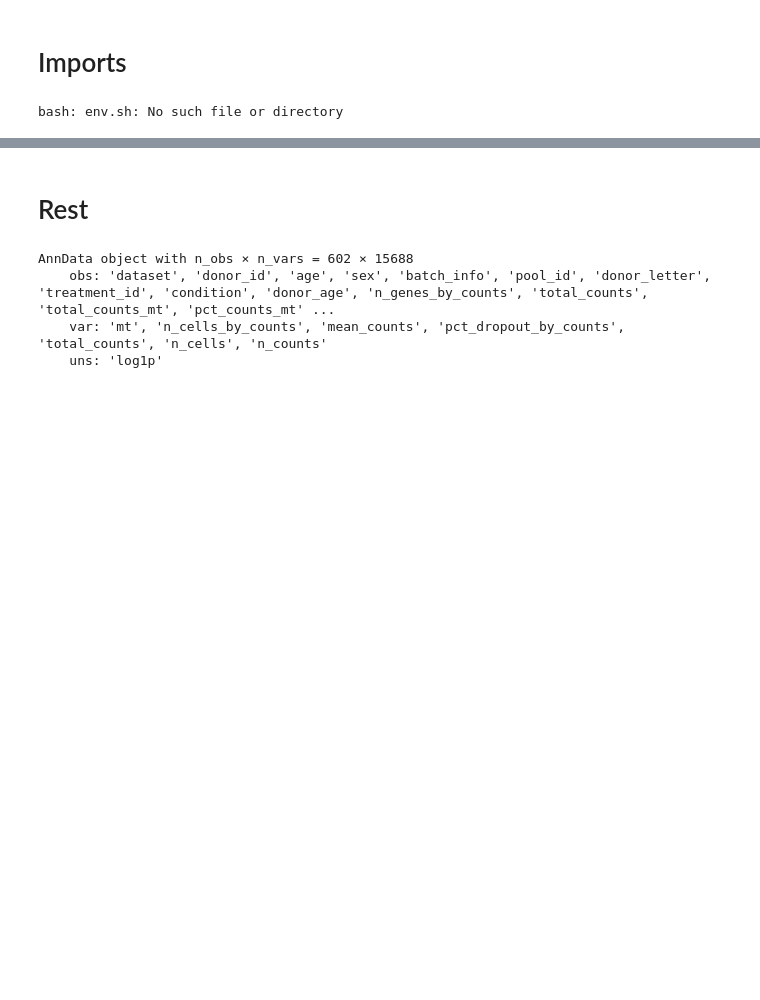
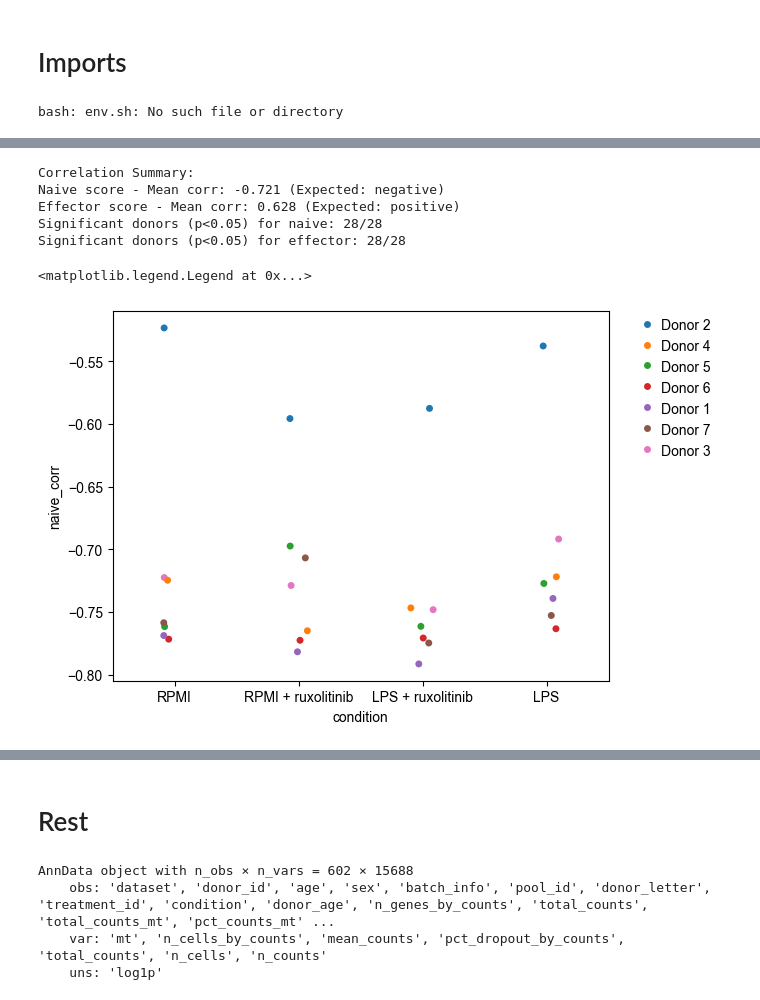
Before and after one commit to janursa/HIRA, a Jupyter notebook: notebooks/trajectory_analysis.ipynb, the cells around one changed output, grey strips where cells are left out. Cells and saved outputs as stored; diff of their text form; code cells hidden in the pictures; blank space fills up the shorter version.

Commit message:
traj analysis onging

```diff
--- a/notebooks/trajectory_analysis.ipynb
+++ b/notebooks/trajectory_analysis.ipynb
@@ -95,0 +56,9 @@ Age range: 25.0 - 64.0
+# %%
+from hiara.src.trajectory_analysis.helper import (load_sc_data, compute_dpt, dpt_marker_correlation, annotate)
+dataset = 'CXCL9'
+cell_type = 'CD8T'
+
+if True:
+    adata = load_sc_data(dataset, cell_type, test_mode=True, min_cells_threshold=100)
+else:
+    adata = ad.read_h5ad(f"{DATA_DIR}/sc/test_traj_data.h5ad")
@@ -95,0 +107,13 @@ Age range: 25.0 - 64.0
+# %%
+# - corr dpt with marker scores
+corr_df = dpt_marker_correlation(adata)
+sns.stripplot(data=corr_df, x='condition', y='naive_corr', hue='donor_id')
+plt.legend(bbox_to_anchor=(1.05, 1), loc='upper left')
+# %% [output]
+Correlation Summary:
+Naive score - Mean corr: -0.721 (Expected: negative)
+Effector score - Mean corr: 0.628 (Expected: positive)
+Significant donors (p<0.05) for naive: 28/28
+Significant donors (p<0.05) for effector: 28/28
+<matplotlib.legend.Legend at 0x...>
+[figure, added]
```
Also changed, not shown: parts of 14 cells of this notebook, 10 other files.
